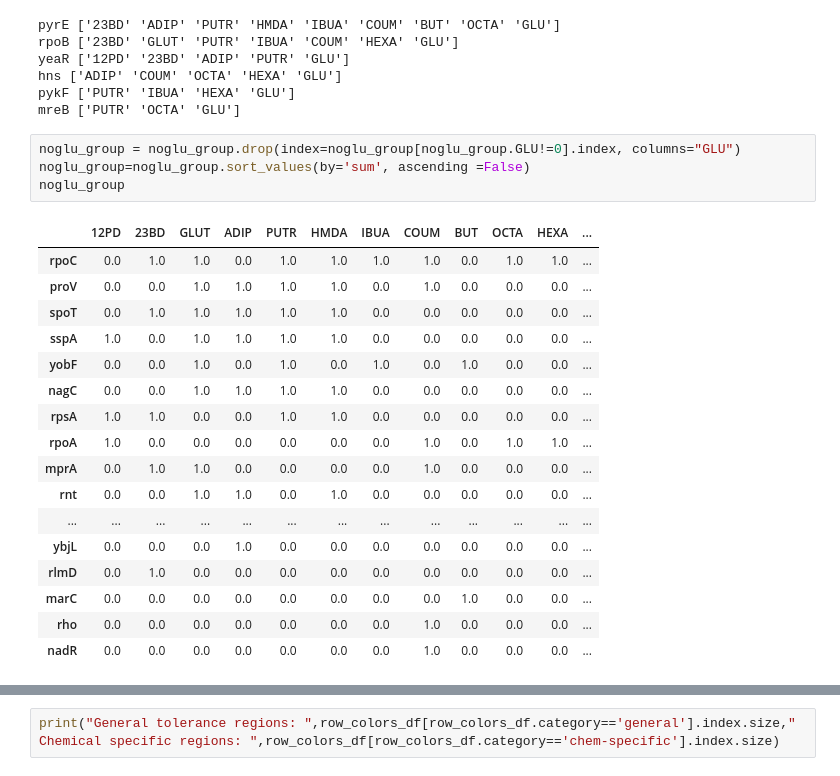
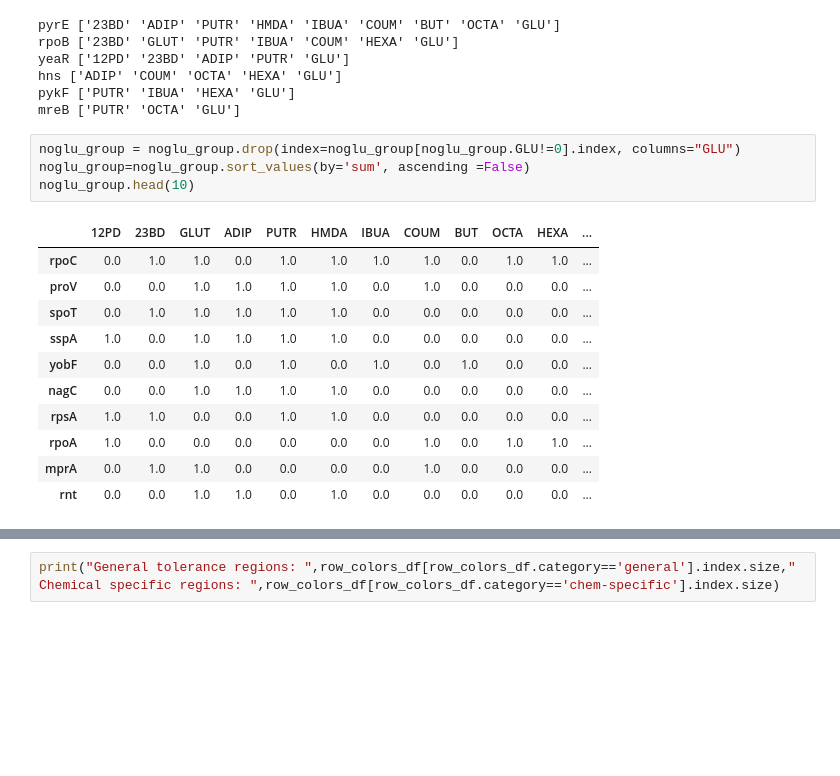
Before and after one commit to SBRG/Ecoli_chem_tol_ALE, a Jupyter notebook: Notebooks/Fig 2bc_common_mutation.ipynb, the cells around one changed output, grey strips where cells are left out. Saved outputs shown, nothing was run; the diff lists cells and outputs as text; blank space fills up the shorter version.

```diff
--- a/Notebooks/Fig 2bc_common_mutation.ipynb
+++ b/Notebooks/Fig 2bc_common_mutation.ipynb
@@ -774,22 +754,16 @@ mreB ['PUTR' 'OCTA' 'GLU']
 # %%
 noglu_group = noglu_group.drop(index=noglu_group[noglu_group.GLU!=0].index, columns="GLU")
 noglu_group=noglu_group.sort_values(by='sum', ascending =False)
-noglu_group
+noglu_group.head(10)
 # %% [output]
 |  | 12PD | 23BD | GLUT | ADIP | PUTR | HMDA | IBUA | COUM | BUT | OCTA | HEXA | ... |
 | rpoC | 0.0 | 1.0 | 1.0 | 0.0 | 1.0 | 1.0 | 1.0 | 1.0 | 0.0 | 1.0 | 1.0 | ... |
 | proV | 0.0 | 0.0 | 1.0 | 1.0 | 1.0 | 1.0 | 0.0 | 1.0 | 0.0 | 0.0 | 0.0 | ... |
 | spoT | 0.0 | 1.0 | 1.0 | 1.0 | 1.0 | 1.0 | 0.0 | 0.0 | 0.0 | 0.0 | 0.0 | ... |
 | sspA | 1.0 | 0.0 | 1.0 | 1.0 | 1.0 | 1.0 | 0.0 | 0.0 | 0.0 | 0.0 | 0.0 | ... |
 | yobF | 0.0 | 0.0 | 1.0 | 0.0 | 1.0 | 0.0 | 1.0 | 0.0 | 1.0 | 0.0 | 0.0 | ... |
 | nagC | 0.0 | 0.0 | 1.0 | 1.0 | 1.0 | 1.0 | 0.0 | 0.0 | 0.0 | 0.0 | 0.0 | ... |
 | rpsA | 1.0 | 1.0 | 0.0 | 0.0 | 1.0 | 1.0 | 0.0 | 0.0 | 0.0 | 0.0 | 0.0 | ... |
 | rpoA | 1.0 | 0.0 | 0.0 | 0.0 | 0.0 | 0.0 | 0.0 | 1.0 | 0.0 | 1.0 | 1.0 | ... |
 | mprA | 0.0 | 1.0 | 1.0 | 0.0 | 0.0 | 0.0 | 0.0 | 1.0 | 0.0 | 0.0 | 0.0 | ... |
 | rnt | 0.0 | 0.0 | 1.0 | 1.0 | 0.0 | 1.0 | 0.0 | 0.0 | 0.0 | 0.0 | 0.0 | ... |
-| ... | ... | ... | ... | ... | ... | ... | ... | ... | ... | ... | ... | ... |
-| ybjL | 0.0 | 0.0 | 0.0 | 1.0 | 0.0 | 0.0 | 0.0 | 0.0 | 0.0 | 0.0 | 0.0 | ... |
-| rlmD | 0.0 | 1.0 | 0.0 | 0.0 | 0.0 | 0.0 | 0.0 | 0.0 | 0.0 | 0.0 | 0.0 | ... |
-| marC | 0.0 | 0.0 | 0.0 | 0.0 | 0.0 | 0.0 | 0.0 | 0.0 | 1.0 | 0.0 | 0.0 | ... |
-| rho | 0.0 | 0.0 | 0.0 | 0.0 | 0.0 | 0.0 | 0.0 | 1.0 | 0.0 | 0.0 | 0.0 | ... |
-| nadR | 0.0 | 0.0 | 0.0 | 0.0 | 0.0 | 0.0 | 0.0 | 1.0 | 0.0 | 0.0 | 0.0 | ... |
```
Also changed, not shown: parts of 2 cells of this notebook, 13 other files.
